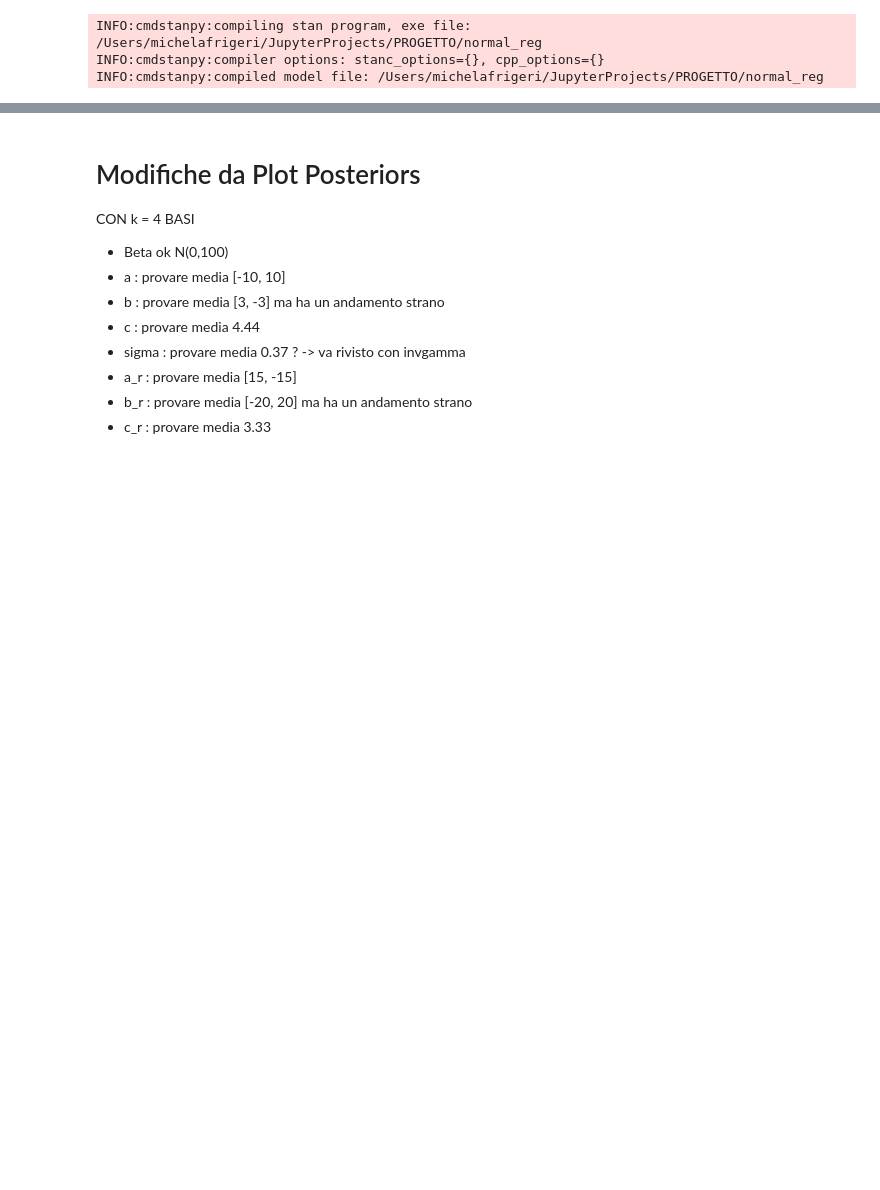
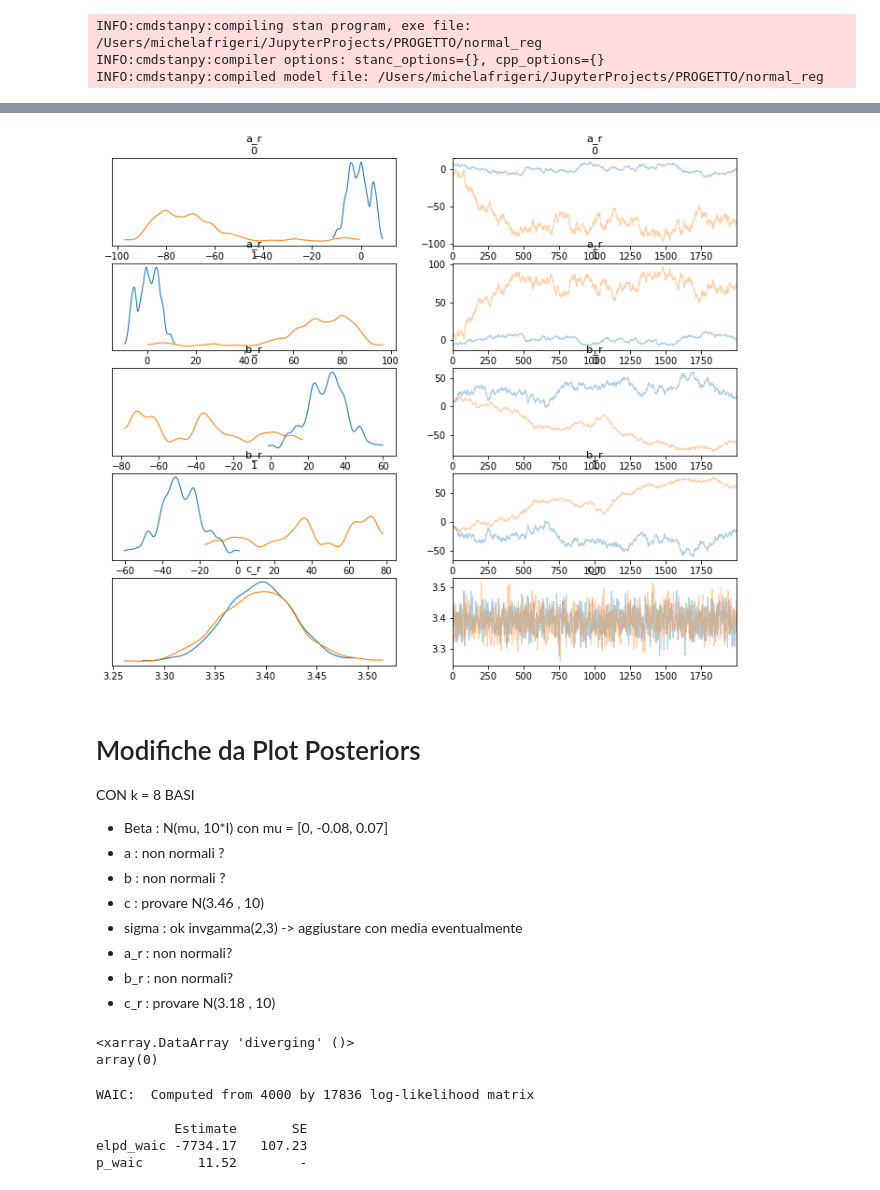
Before and after one commit to CrazyChela97/Bayesian-Project, a Jupyter notebook: PM10_model.ipynb, the cells around one changed output, grey strips where cells are left out. Saved outputs shown, nothing was run; the diff lists cells and outputs as text; code cells hidden in the pictures; blank space fills up the shorter version.

```diff
--- a/PM10_model.ipynb
+++ b/PM10_model.ipynb
@@ -216,11 +221,32 @@ WARNING:cmdstanpy:Property "stan_vars_cols" has been deprecated, use "metadata.s
+# %%
+# parameters rural f(t)
+az.plot_trace(normal_az, var_names=["a_r", "b_r", "c_r"], compact=False)
+plt.show()
+# %% [output]
+[figure, added]
 # %% [markdown]
 # Modifiche da Plot Posteriors
-CON k = 4 BASI
-- Beta ok N(0,100)
-- a : provare media [-10, 10]
-- b : provare media [3, -3] ma ha un andamento strano
-- c : provare media 4.44
-- sigma : provare media 0.37 ? -> va rivisto con invgamma
-- a_r : provare media [15, -15]
-- b_r : provare media [-20, 20] ma ha un andamento strano
-- c_r : provare media 3.33
+CON k = 8 BASI
+- Beta : N(mu, 10*I) con mu = [0, -0.08, 0.07]
+- a : non normali ?
+- b : non normali ?
+- c : provare N(3.46 , 10)
+- sigma : ok invgamma(2,3) -> aggiustare con media eventualmente
+- a_r : non normali?
+- b_r : non normali?
+- c_r : provare N(3.18 , 10)
+# %%
+# iterazioni divergenti? Nessuna
+np.sum(normal_az.sample_stats.diverging)
+# %% [output]
+<xarray.DataArray 'diverging' ()>
+array(0)
+# %%
+# GOF analysis
+print("WAIC: ", az.waic(normal_az, var_name="log_lik"))
+# %% [output]
+WAIC:  Computed from 4000 by 17836 log-likelihood matrix
+
+          Estimate       SE
+elpd_waic -7734.17   107.23
+p_waic       11.52        -
```
Also changed, not shown: parts of 6 cells of this notebook.
